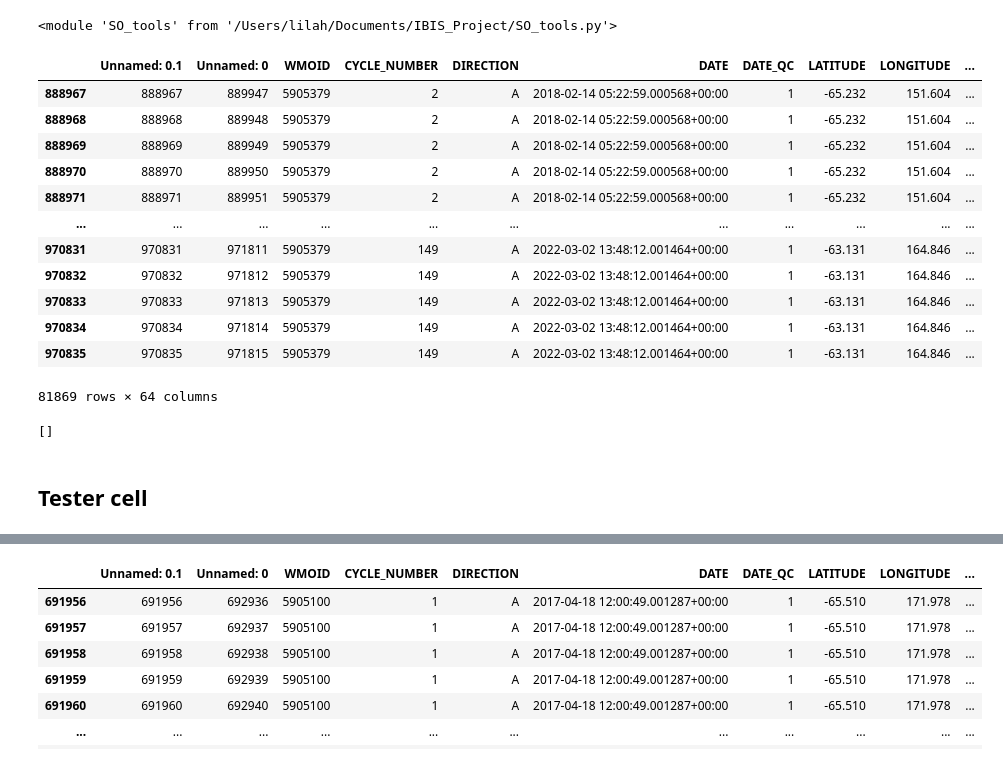
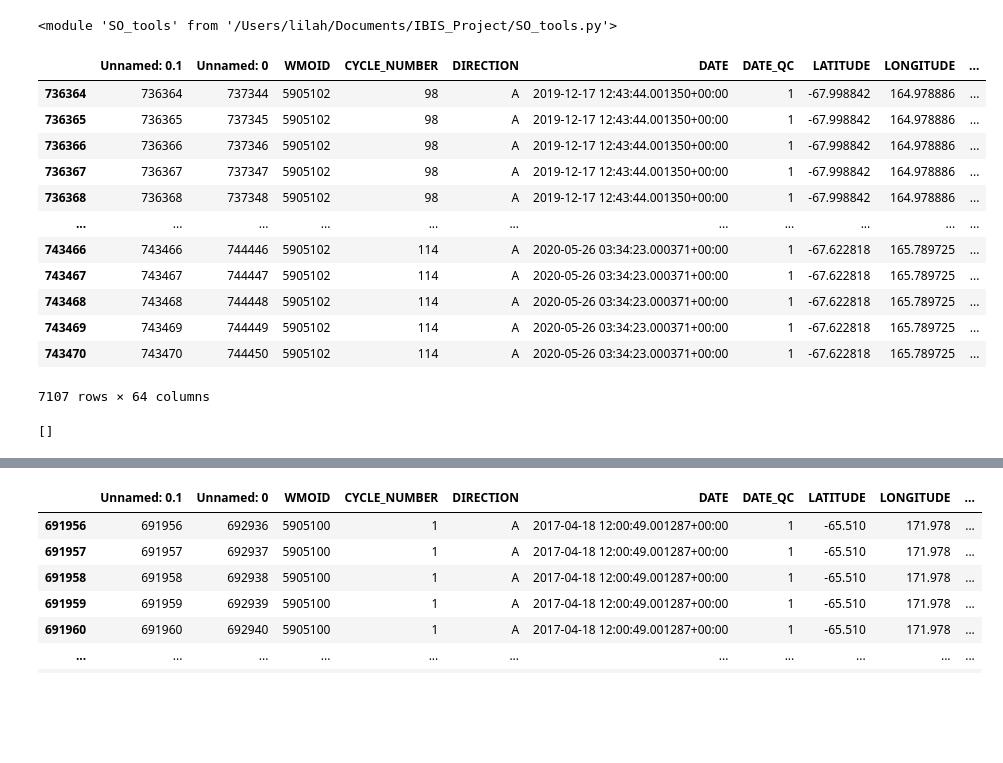
Before and after one commit to Lilah-Asalie/IBIS_Project, a Jupyter notebook: New_Section_Plots.ipynb, the cells around one changed output, grey strips where cells are left out. Saved outputs shown, nothing was run; the diff lists cells and outputs as text; code cells hidden in the pictures; blank space fills up the shorter version.

```diff
--- a/New_Section_Plots.ipynb
+++ b/New_Section_Plots.ipynb
@@ -46,29 +46,29 @@ df_new['LONGITUDE'] = pd.to_numeric(df_new['LONGITUDE'], errors='coerce')
 # %%
 # Condition 1: July-Dec 2014
 cond1 = (df_new['year'] == 2019) & (df_new['month'] >= 5)
 
 # Condition 2: Jan-June 2015
 cond2 = (df_new['year'] == 2020) & (df_new['month'] <= 5)
 
 
 # Combine them with "OR" (|)
 subset_df = df_new[cond1 | cond2]
 
 
-float_data = df_new[df_new['WMOID'].isin([5905379])]
+float_data = subset_df[subset_df['WMOID'].isin([5905102])]
 float_data
 # %% [output]
 |  | Unnamed: 0.1 | Unnamed: 0 | WMOID | CYCLE_NUMBER | DIRECTION | DATE | DATE_QC | LATITUDE | LONGITUDE | ... |
-| 888967 | 888967 | 889947 | 5905379 | 2 | A | 2018-02-14 05:22:59.000568+00:00 | 1 | -65.232 | 151.604 | ... |
-| 888968 | 888968 | 889948 | 5905379 | 2 | A | 2018-02-14 05:22:59.000568+00:00 | 1 | -65.232 | 151.604 | ... |
-| 888969 | 888969 | 889949 | 5905379 | 2 | A | 2018-02-14 05:22:59.000568+00:00 | 1 | -65.232 | 151.604 | ... |
-| 888970 | 888970 | 889950 | 5905379 | 2 | A | 2018-02-14 05:22:59.000568+00:00 | 1 | -65.232 | 151.604 | ... |
-| 888971 | 888971 | 889951 | 5905379 | 2 | A | 2018-02-14 05:22:59.000568+00:00 | 1 | -65.232 | 151.604 | ... |
+| 736364 | 736364 | 737344 | 5905102 | 98 | A | 2019-12-17 12:43:44.001350+00:00 | 1 | -67.998842 | 164.978886 | ... |
+| 736365 | 736365 | 737345 | 5905102 | 98 | A | 2019-12-17 12:43:44.001350+00:00 | 1 | -67.998842 | 164.978886 | ... |
+| 736366 | 736366 | 737346 | 5905102 | 98 | A | 2019-12-17 12:43:44.001350+00:00 | 1 | -67.998842 | 164.978886 | ... |
+| 736367 | 736367 | 737347 | 5905102 | 98 | A | 2019-12-17 12:43:44.001350+00:00 | 1 | -67.998842 | 164.978886 | ... |
+| 736368 | 736368 | 737348 | 5905102 | 98 | A | 2019-12-17 12:43:44.001350+00:00 | 1 | -67.998842 | 164.978886 | ... |
 | ... | ... | ... | ... | ... | ... | ... | ... | ... | ... | ... |
-| 970831 | 970831 | 971811 | 5905379 | 149 | A | 2022-03-02 13:48:12.001464+00:00 | 1 | -63.131 | 164.846 | ... |
-| 970832 | 970832 | 971812 | 5905379 | 149 | A | 2022-03-02 13:48:12.001464+00:00 | 1 | -63.131 | 164.846 | ... |
-| 970833 | 970833 | 971813 | 5905379 | 149 | A | 2022-03-02 13:48:12.001464+00:00 | 1 | -63.131 | 164.846 | ... |
-| 970834 | 970834 | 971814 | 5905379 | 149 | A | 2022-03-02 13:48:12.001464+00:00 | 1 | -63.131 | 164.846 | ... |
-| 970835 | 970835 | 971815 | 5905379 | 149 | A | 2022-03-02 13:48:12.001464+00:00 | 1 | -63.131 | 164.846 | ... |
+| 743466 | 743466 | 744446 | 5905102 | 114 | A | 2020-05-26 03:34:23.000371+00:00 | 1 | -67.622818 | 165.789725 | ... |
+| 743467 | 743467 | 744447 | 5905102 | 114 | A | 2020-05-26 03:34:23.000371+00:00 | 1 | -67.622818 | 165.789725 | ... |
+| 743468 | 743468 | 744448 | 5905102 | 114 | A | 2020-05-26 03:34:23.000371+00:00 | 1 | -67.622818 | 165.789725 | ... |
+| 743469 | 743469 | 744449 | 5905102 | 114 | A | 2020-05-26 03:34:23.000371+00:00 | 1 | -67.622818 | 165.789725 | ... |
+| 743470 | 743470 | 744450 | 5905102 | 114 | A | 2020-05-26 03:34:23.000371+00:00 | 1 | -67.622818 | 165.789725 | ... |
-81869 rows × 64 columns
+7107 rows × 64 columns
 # %%
@@ -94,5 +94,3 @@ print(pres_values)
 # line should only change NaN values
 # %% [output]
 []
-# %% [markdown]
-## Tester cell
```
Also changed, not shown: parts of 9 cells of this notebook, 4 other files.
